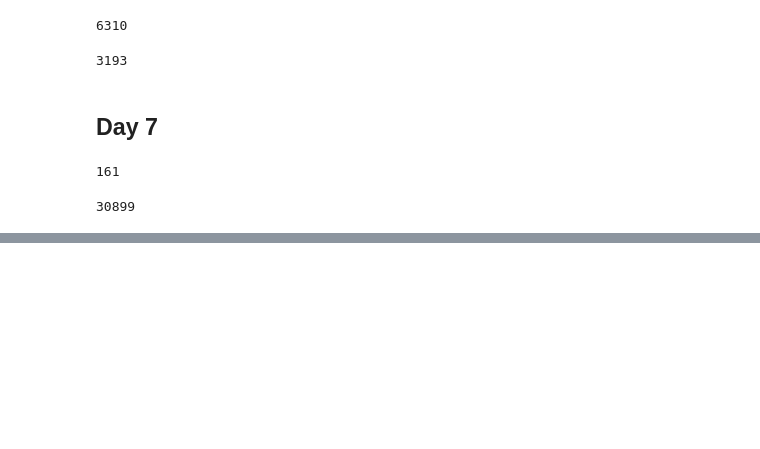
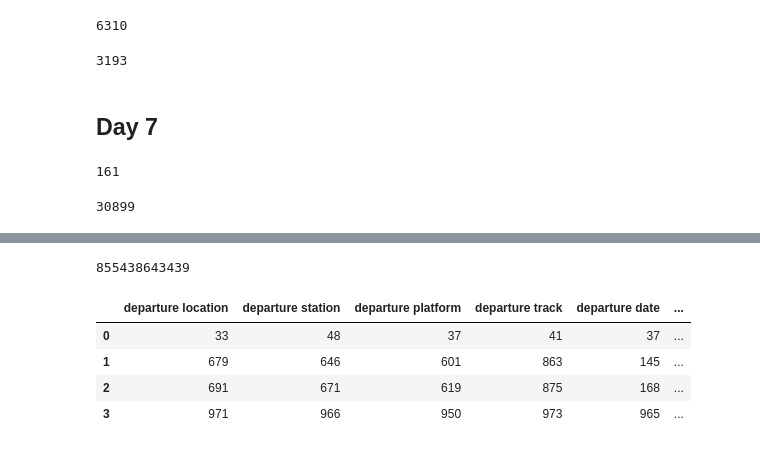
Before and after one commit to jonahhsmith/advent_of_code, a Jupyter notebook: AOC2020.ipynb, the cells around one changed output, grey strips where cells are left out. Cells and saved outputs as stored; diff of their text form; code cells hidden in the pictures; blank space fills up the shorter version.

```diff
--- a/AOC2020.ipynb
+++ b/AOC2020.ipynb
@@ -314,0 +736,17 @@ print(cnt)
+# %%
+rules = d16.split('\n')[:20]
+my_ticket = [int(x) for x in d16.split('\n')[22].split(',')]
+ticket_values = [int(y) for x in d16.split('\n')[25:] for y in x.split(',') ]
+
+# my_ticket = [int(val) for val in x[1].split('\n')[1].split(',')]
+NUM_FIELDS = len(my_ticket)
+other_tickets = np.array([int(val) for val in re.findall('\d+', x[2])]).reshape(-1, NUM_FIELDS)
+valid_ranges = np.array([int(val) for val in re.findall('\d+', x[0])]).reshape(NUM_FIELDS, 2, 2)
+check_valid = np.zeros(other_tickets.shape)
+# %%
+rule_nums = [int(y) for x in rules for y in x.replace(' or ','-').split(': ')[1].split('-')]
+# %%
+rule_set = set()
+for i,e in enumerate(rule_nums[::2]):
+    for x in range(e,rule_nums[i+1]+1):
+        rule_set.add(x)
@@ -314,0 +762,8 @@ print(cnt)
+# %%
+rule_name = [x.split(':')[0] for x in rules]
+rule_min1 = [int(x.split(': ')[1].split('-')[0]) for x in rules]
+rule_max1 = [int(x.split(': ')[1].replace(' or ','-').split('-')[1]) for x in rules]
+rule_min2 = [int(x.split(': ')[1].replace(' or ','-').split('-')[2]) for x in rules]
+rule_max2 = [int(x.split(': ')[1].replace(' or ','-').split('-')[3]) for x in rules]
+
+rule_df = pd.DataFrame([rule_min1,rule_max1,rule_min2,rule_max2],columns=rule_name)
@@ -314,0 +808,15 @@ print(cnt)
+# %%
+s = 1
+for i in [15,17,5,0,14,10]:
+    s *= my_ticket[i]
+print(s)
+# %% [output]
+855438643439
+# %%
+rule_df
+# %% [output]
+|  | departure location | departure station | departure platform | departure track | departure date | ... |
+| 0 | 33 | 48 | 37 | 41 | 37 | ... |
+| 1 | 679 | 646 | 601 | 863 | 145 | ... |
+| 2 | 691 | 671 | 619 | 875 | 168 | ... |
+| 3 | 971 | 966 | 950 | 973 | 965 | ... |
```
Also changed, not shown: parts of 117 cells of this notebook, 1 other file.
